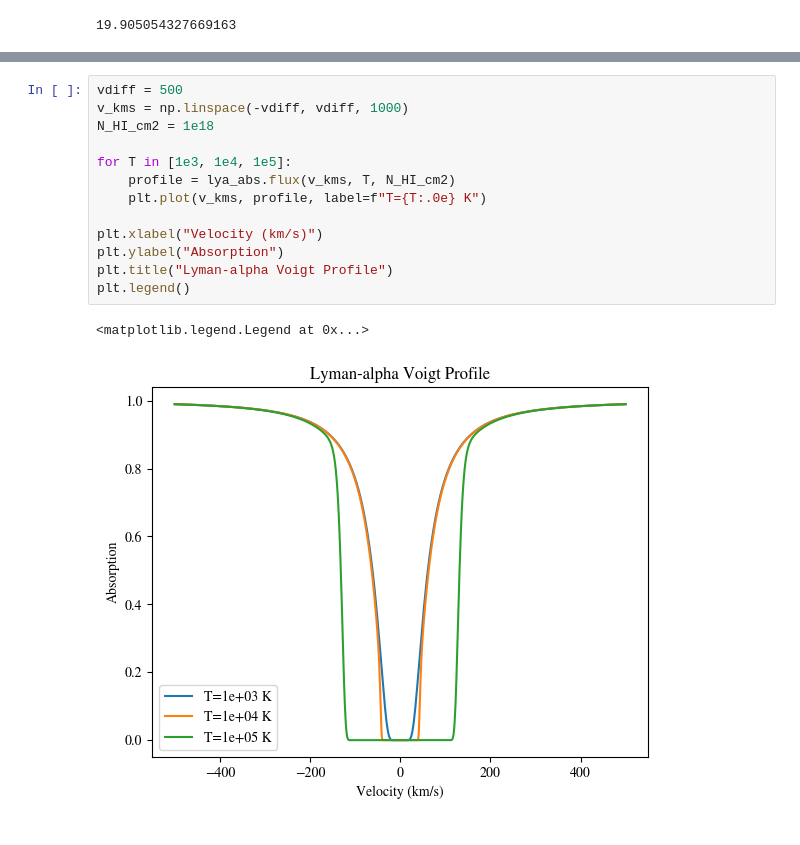
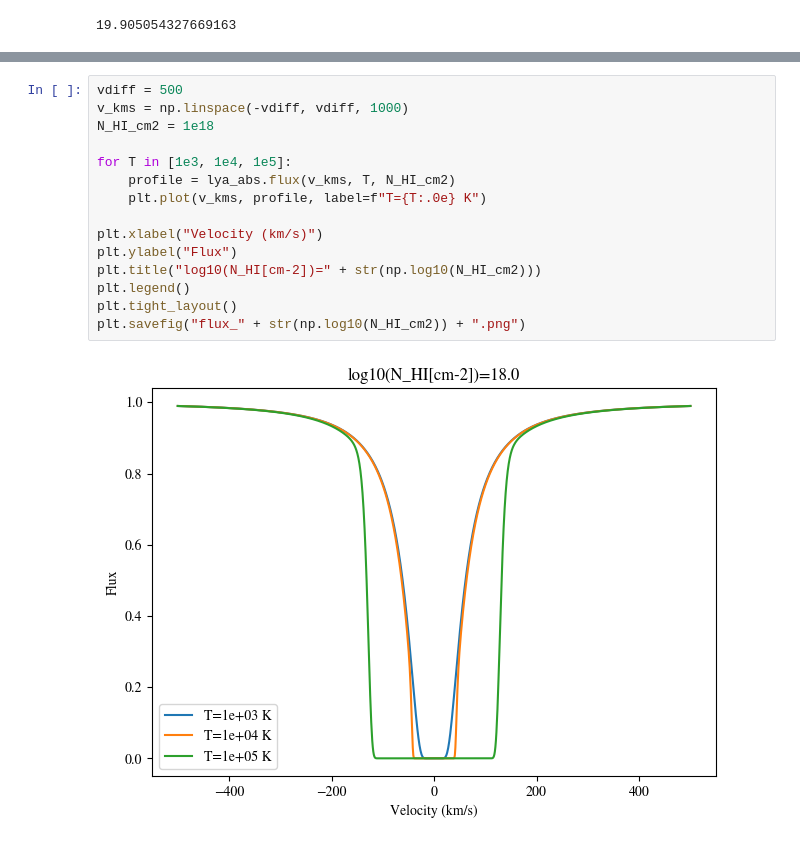
Before and after one commit to jchavesmontero/learn, a Jupyter notebook: lya.ipynb, the cells around one changed output, grey strips where cells are left out. Cells and saved outputs as stored; diff of their text form.

```diff
--- a/lya.ipynb
+++ b/lya.ipynb
@@ -145,19 +147,20 @@ plt.legend()
 # %%
 vdiff = 500
 v_kms = np.linspace(-vdiff, vdiff, 1000)
 N_HI_cm2 = 1e18
 
 for T in [1e3, 1e4, 1e5]:
     profile = lya_abs.flux(v_kms, T, N_HI_cm2)
     plt.plot(v_kms, profile, label=f"T={T:.0e} K")
 
 plt.xlabel("Velocity (km/s)")
-plt.ylabel("Absorption")
-plt.title("Lyman-alpha Voigt Profile")
+plt.ylabel("Flux")
+plt.title("log10(N_HI[cm-2])=" + str(np.log10(N_HI_cm2)))
 plt.legend()
+plt.tight_layout()
+plt.savefig("flux_" + str(np.log10(N_HI_cm2)) + ".png")
 # %% [output]
-<matplotlib.legend.Legend at 0x...>
-[figure, old version]
+[figure, new version]
 # %%
 vdiff = 1000
 v_kms = np.linspace(-vdiff, vdiff, 1000)
```
Also changed, not shown: parts of 4 cells of this notebook, 1 other file.
